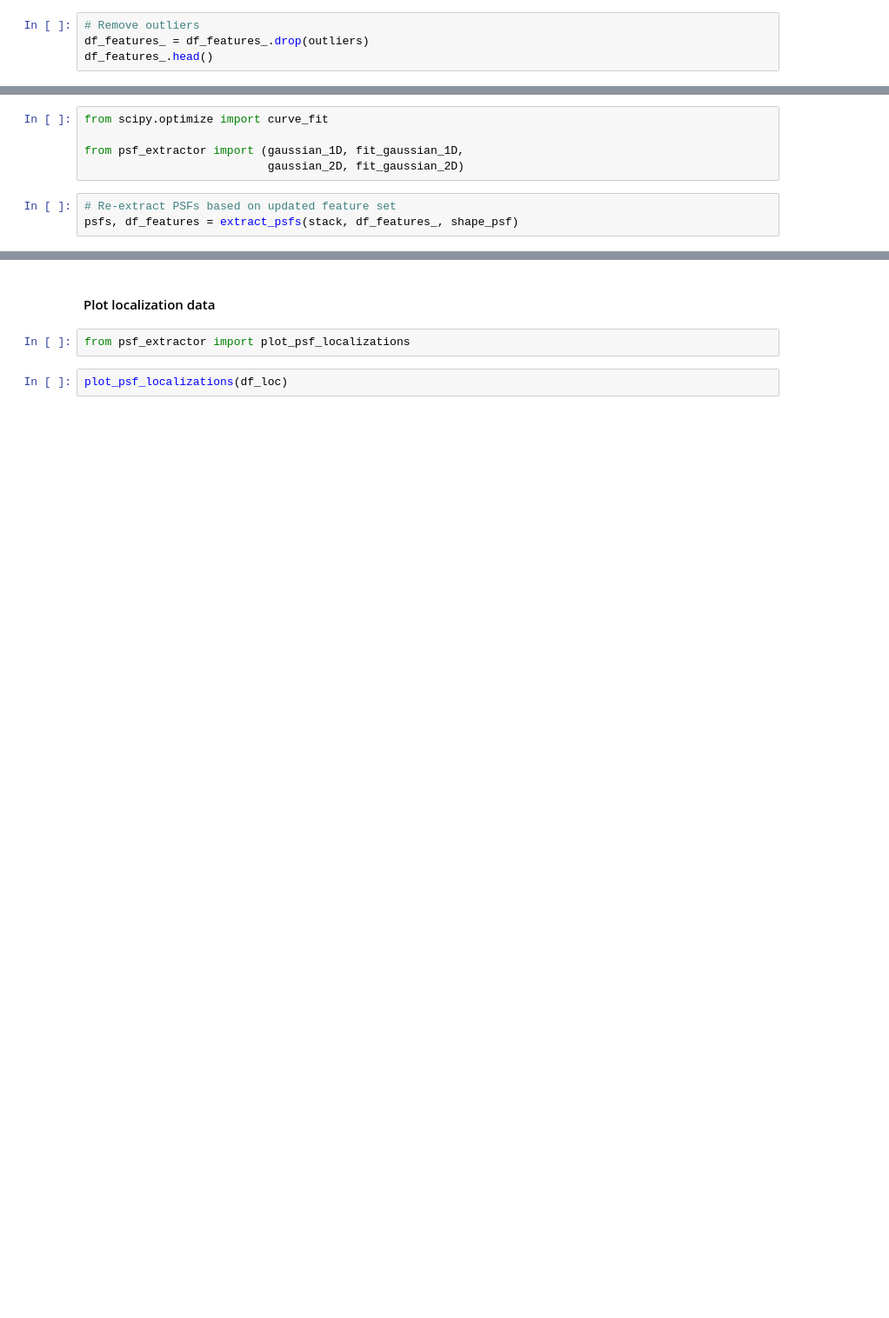
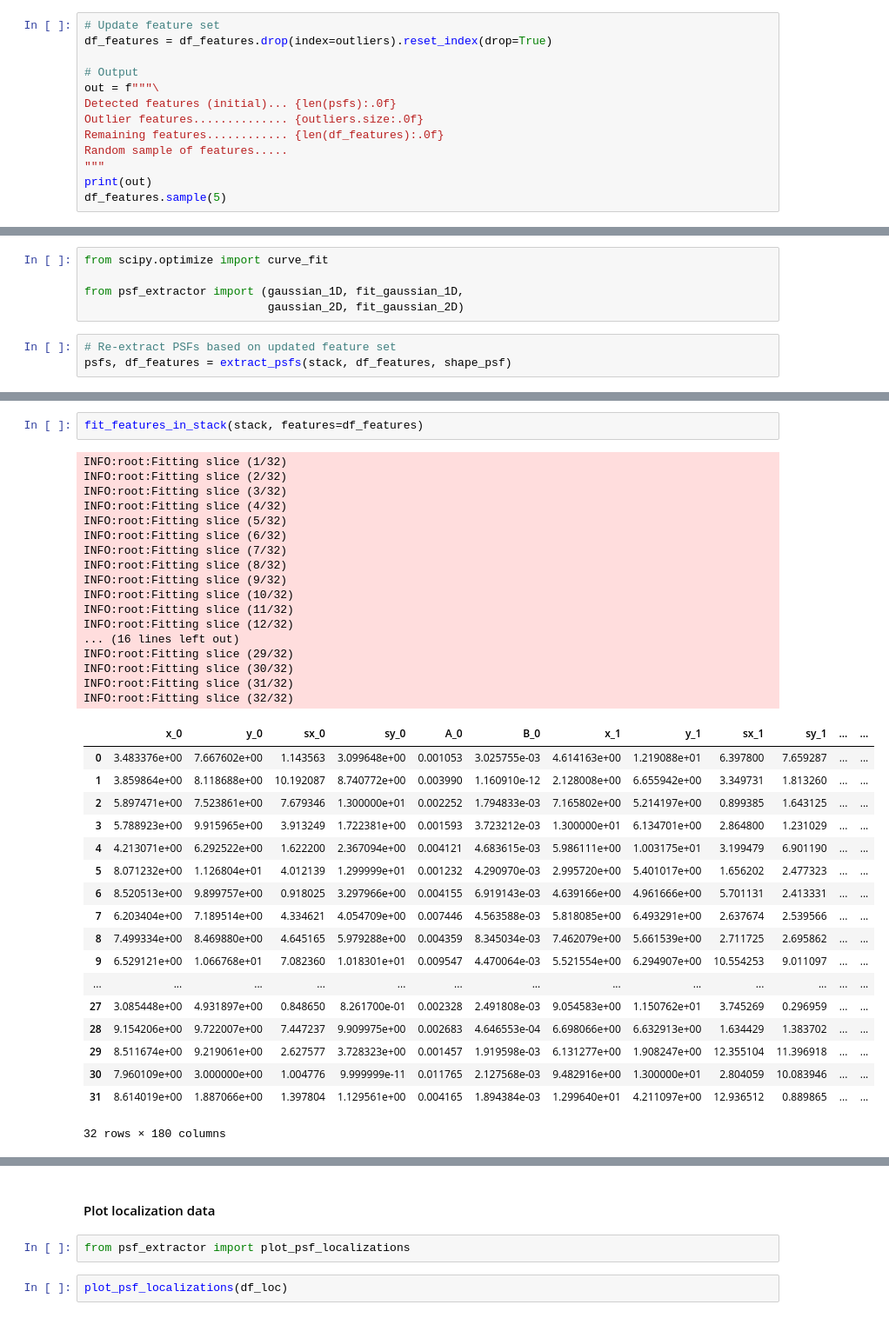
Before and after one commit to hoogenboom-group/PSF-Extractor, a Jupyter notebook: notebooks/walkthrough.ipynb, the cells around one changed output, grey strips where cells are left out. Shown at 87% size. Drawn from its saved outputs; the diff is of its cells as text; blank space fills up the shorter version.

```diff
--- a/notebooks/walkthrough.ipynb
+++ b/notebooks/walkthrough.ipynb
@@ -309,4 +283,13 @@ outliers
 # %%
-# Remove outliers
-df_features_ = df_features_.drop(outliers)
-df_features_.head()
+# Update feature set
+df_features = df_features.drop(index=outliers).reset_index(drop=True)
+
+# Output
+out = f"""\
+Detected features (initial)... {len(psfs):.0f}
+Outlier features.............. {outliers.size:.0f}
+Remaining features............ {len(df_features):.0f}
+Random sample of features.....
+"""
+print(out)
+df_features.sample(5)
@@ -322,4 +319,4 @@ from psf_extractor import (gaussian_1D, fit_gaussian_1D,
                            gaussian_2D, fit_gaussian_2D)
 # %%
 # Re-extract PSFs based on updated feature set
-psfs, df_features = extract_psfs(stack, df_features_, shape_psf)
+psfs, df_features = extract_psfs(stack, df_features, shape_psf)
@@ -326,3 +333,41 @@ psfs, df_features = extract_psfs(stack, df_features_, shape_psf)
+# %%
+fit_features_in_stack(stack, features=df_features)
+# %% [output]
+INFO:root:Fitting slice (1/32)
+INFO:root:Fitting slice (2/32)
+INFO:root:Fitting slice (3/32)
+INFO:root:Fitting slice (4/32)
+INFO:root:Fitting slice (5/32)
+INFO:root:Fitting slice (6/32)
+INFO:root:Fitting slice (7/32)
+INFO:root:Fitting slice (8/32)
+INFO:root:Fitting slice (9/32)
+INFO:root:Fitting slice (10/32)
+INFO:root:Fitting slice (11/32)
+INFO:root:Fitting slice (12/32)
+... (16 lines left out)
+INFO:root:Fitting slice (29/32)
+INFO:root:Fitting slice (30/32)
+INFO:root:Fitting slice (31/32)
+INFO:root:Fitting slice (32/32)
+|  | x_0 | y_0 | sx_0 | sy_0 | A_0 | B_0 | x_1 | y_1 | sx_1 | sy_1 | ... | ... |
+| 0 | 3.483376e+00 | 7.667602e+00 | 1.143563 | 3.099648e+00 | 0.001053 | 3.025755e-03 | 4.614163e+00 | 1.219088e+01 | 6.397800 | 7.659287 | ... | ... |
+| 1 | 3.859864e+00 | 8.118688e+00 | 10.192087 | 8.740772e+00 | 0.003990 | 1.160910e-12 | 2.128008e+00 | 6.655942e+00 | 3.349731 | 1.813260 | ... | ... |
+| 2 | 5.897471e+00 | 7.523861e+00 | 7.679346 | 1.300000e+01 | 0.002252 | 1.794833e-03 | 7.165802e+00 | 5.214197e+00 | 0.899385 | 1.643125 | ... | ... |
+| 3 | 5.788923e+00 | 9.915965e+00 | 3.913249 | 1.722381e+00 | 0.001593 | 3.723212e-03 | 1.300000e+01 | 6.134701e+00 | 2.864800 | 1.231029 | ... | ... |
+| 4 | 4.213071e+00 | 6.292522e+00 | 1.622200 | 2.367094e+00 | 0.004121 | 4.683615e-03 | 5.986111e+00 | 1.003175e+01 | 3.199479 | 6.901190 | ... | ... |
+| 5 | 8.071232e+00 | 1.126804e+01 | 4.012139 | 1.299999e+01 | 0.001232 | 4.290970e-03 | 2.995720e+00 | 5.401017e+00 | 1.656202 | 2.477323 | ... | ... |
+| 6 | 8.520513e+00 | 9.899757e+00 | 0.918025 | 3.297966e+00 | 0.004155 | 6.919143e-03 | 4.639166e+00 | 4.961666e+00 | 5.701131 | 2.413331 | ... | ... |
+| 7 | 6.203404e+00 | 7.189514e+00 | 4.334621 | 4.054709e+00 | 0.007446 | 4.563588e-03 | 5.818085e+00 | 6.493291e+00 | 2.637674 | 2.539566 | ... | ... |
+| 8 | 7.499334e+00 | 8.469880e+00 | 4.645165 | 5.979288e+00 | 0.004359 | 8.345034e-03 | 7.462079e+00 | 5.661539e+00 | 2.711725 | 2.695862 | ... | ... |
+| 9 | 6.529121e+00 | 1.066768e+01 | 7.082360 | 1.018301e+01 | 0.009547 | 4.470064e-03 | 5.521554e+00 | 6.294907e+00 | 10.554253 | 9.011097 | ... | ... |
+| ... | ... | ... | ... | ... | ... | ... | ... | ... | ... | ... | ... | ... |
+| 27 | 3.085448e+00 | 4.931897e+00 | 0.848650 | 8.261700e-01 | 0.002328 | 2.491808e-03 | 9.054583e+00 | 1.150762e+01 | 3.745269 | 0.296959 | ... | ... |
+| 28 | 9.154206e+00 | 9.722007e+00 | 7.447237 | 9.909975e+00 | 0.002683 | 4.646553e-04 | 6.698066e+00 | 6.632913e+00 | 1.634429 | 1.383702 | ... | ... |
+| 29 | 8.511674e+00 | 9.219061e+00 | 2.627577 | 3.728323e+00 | 0.001457 | 1.919598e-03 | 6.131277e+00 | 1.908247e+00 | 12.355104 | 11.396918 | ... | ... |
+| 30 | 7.960109e+00 | 3.000000e+00 | 1.004776 | 9.999999e-11 | 0.011765 | 2.127568e-03 | 9.482916e+00 | 1.300000e+01 | 2.804059 | 10.083946 | ... | ... |
+| 31 | 8.614019e+00 | 1.887066e+00 | 1.397804 | 1.129561e+00 | 0.004165 | 1.894384e-03 | 1.299640e+01 | 4.211097e+00 | 12.936512 | 0.889865 | ... | ... |
+32 rows × 180 columns
 # %%
 # Initialize localization DataFrame
 columns = ['x0', 'y0', 'z0', 'sigma_x', 'sigma_y', 'sigma_z']
```
Also changed, not shown: parts of 37 cells of this notebook.
